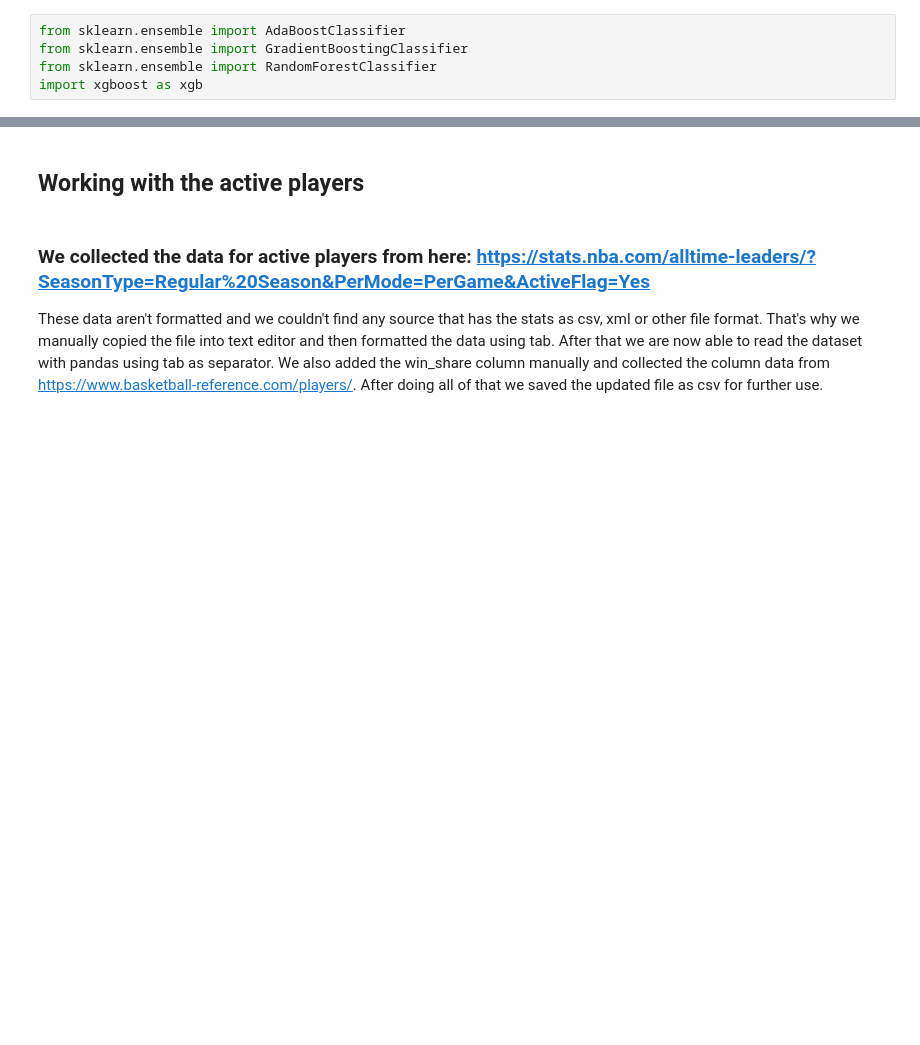
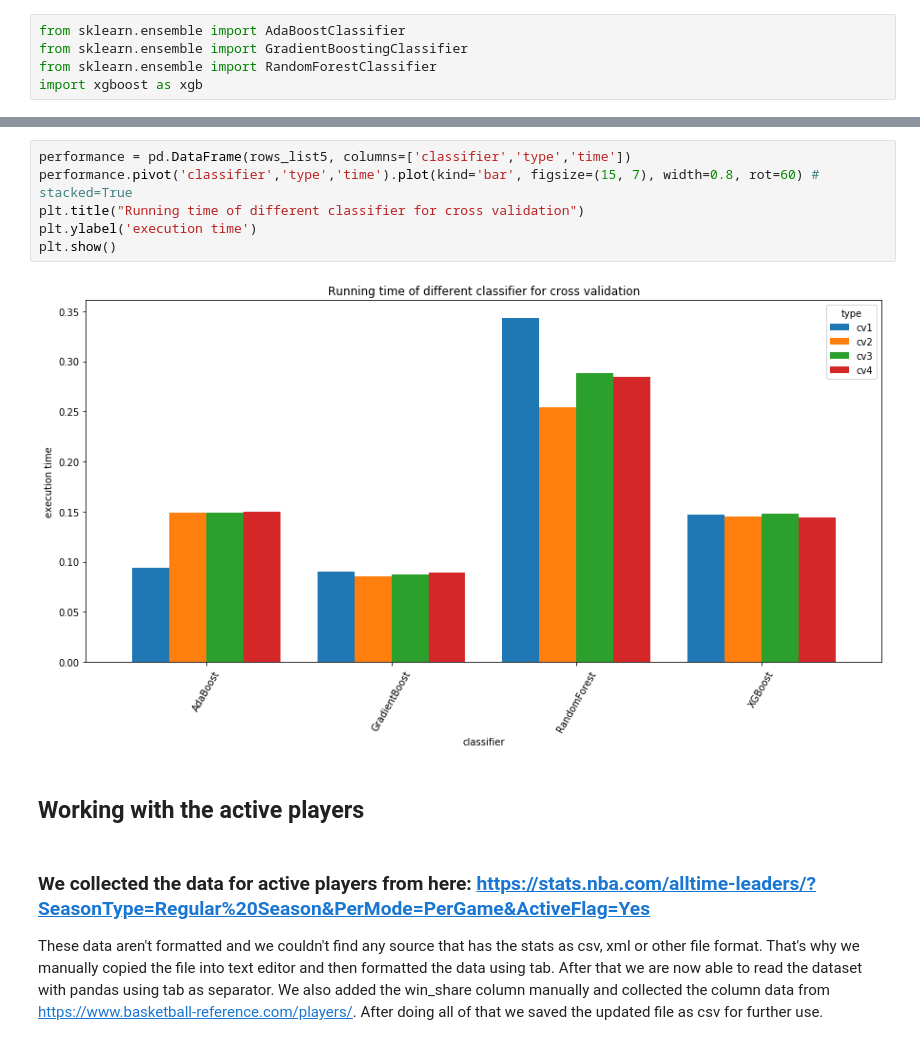
Before and after one commit to maliakber/data-mining-csc-503, a Jupyter notebook: source/nba-hall-of-fame-jupnote.ipynb, the cells around one changed output, grey strips where cells are left out. Saved outputs shown, nothing was run; the diff lists cells and outputs as text; blank space fills up the shorter version.

```diff
--- a/source/nba-hall-of-fame-jupnote.ipynb
+++ b/source/nba-hall-of-fame-jupnote.ipynb
@@ -837,3 +951,11 @@ plt.show()
+# %%
+performance = pd.DataFrame(rows_list5, columns=['classifier','type','time'])
+performance.pivot('classifier','type','time').plot(kind='bar', figsize=(15, 7), width=0.8, rot=60) # stacked=True
+plt.title("Running time of different classifier for cross validation")
+plt.ylabel('execution time')
+plt.show()
+# %% [output]
+[figure, added]
 # %% [markdown]
 ## Working with the active players
 # %% [markdown]
```
Also changed, not shown: parts of 67 cells of this notebook.
